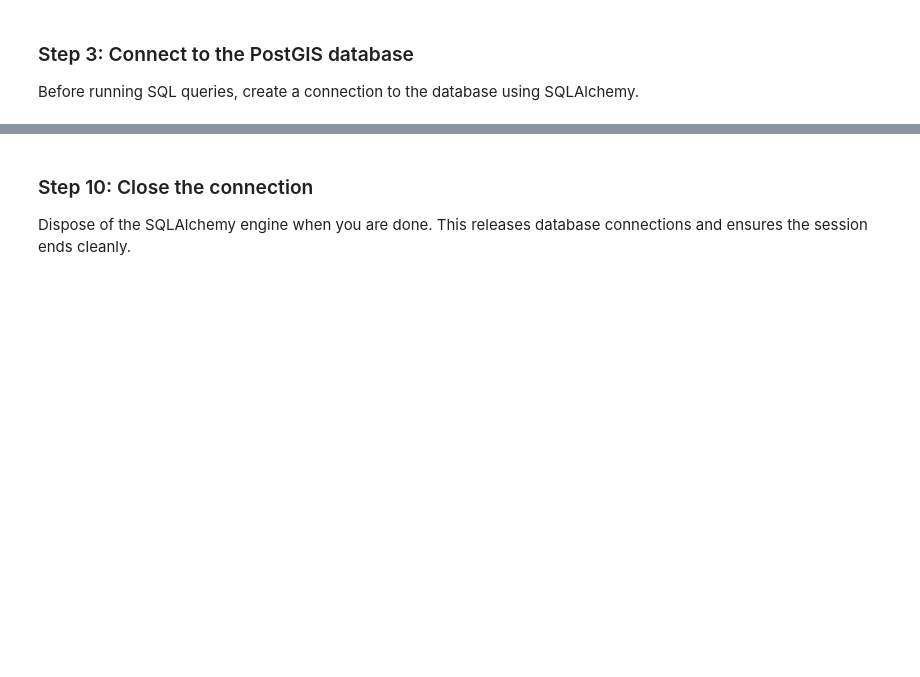
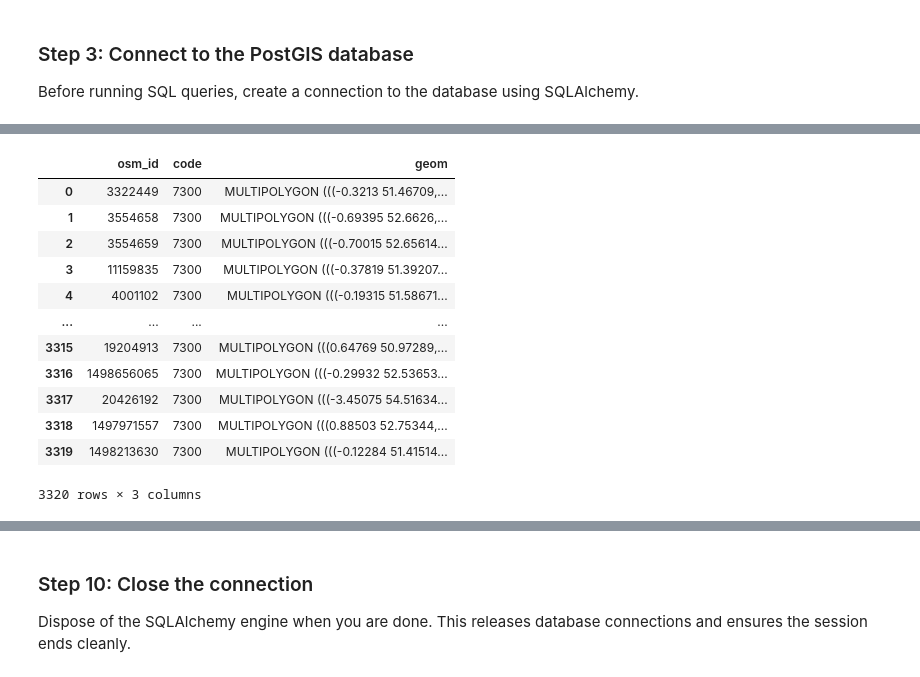
Before and after one commit to kalishaweidemann/gist604b-osm-postgis-sp26, a Jupyter notebook: notebooks/osm_postgis_england.ipynb, the cells around one changed output, grey strips where cells are left out. Cells and saved outputs as stored; diff of their text form; code cells hidden in the pictures; blank space fills up the shorter version.

```diff
--- a/notebooks/osm_postgis_england.ipynb
+++ b/notebooks/osm_postgis_england.ipynb
@@ -212,15 +217,29 @@ This query extracts park point locations for spatial distribution analysis. The
 # %%
 # Update the URL path to the SQL query
-query_1_file = Path("../sql/arizona/01_osm_restaurant_distribution.sql")
+query_1_file = Path("../sql/england/01_osm_nature_reserve_locations.sql")
 
 # Read SQL query from file
 query_1_sql = query_1_file.read_text(encoding="utf-8")
 
 # Execute query and load result as a GeoDataFrame
 try:
     query_1_results = gpd.read_postgis(query_1_sql, engine, geom_col="geom")
     # Display results
     display(query_1_results)
 except Exception as e:
     print("❌ Query failed:")
     print(e)
+# %% [output]
+|  | osm_id | code | geom |
+| 0 | 3322449 | 7300 | MULTIPOLYGON (((-0.3213 51.46709,... |
+| 1 | 3554658 | 7300 | MULTIPOLYGON (((-0.69395 52.6626,... |
+| 2 | 3554659 | 7300 | MULTIPOLYGON (((-0.70015 52.65614... |
+| 3 | 11159835 | 7300 | MULTIPOLYGON (((-0.37819 51.39207... |
+| 4 | 4001102 | 7300 | MULTIPOLYGON (((-0.19315 51.58671... |
+| ... | ... | ... | ... |
+| 3315 | 19204913 | 7300 | MULTIPOLYGON (((0.64769 50.97289,... |
+| 3316 | 1498656065 | 7300 | MULTIPOLYGON (((-0.29932 52.53653... |
+| 3317 | 20426192 | 7300 | MULTIPOLYGON (((-3.45075 54.51634... |
+| 3318 | 1497971557 | 7300 | MULTIPOLYGON (((0.88503 52.75344,... |
+| 3319 | 1498213630 | 7300 | MULTIPOLYGON (((-0.12284 51.41514... |
+3320 rows × 3 columns
```
Also changed, not shown: parts of 18 cells of this notebook, 2 other files.
